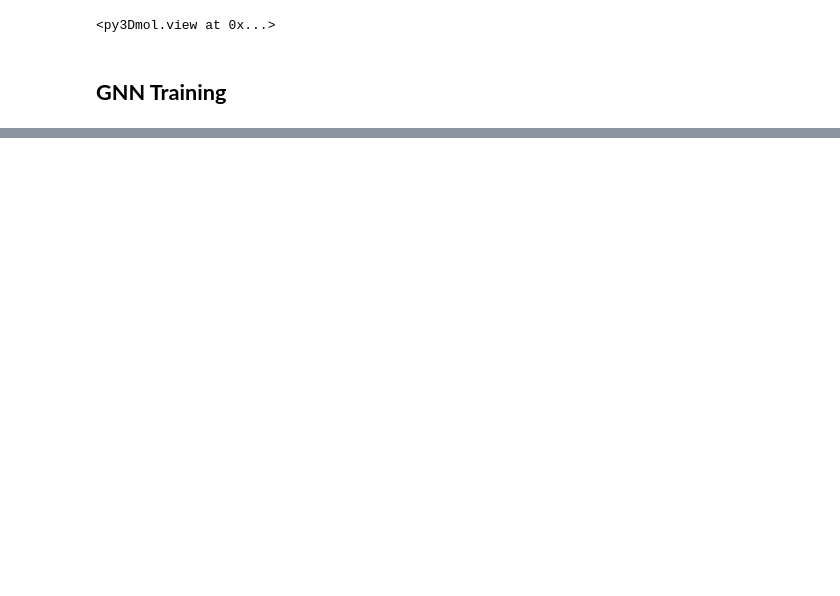
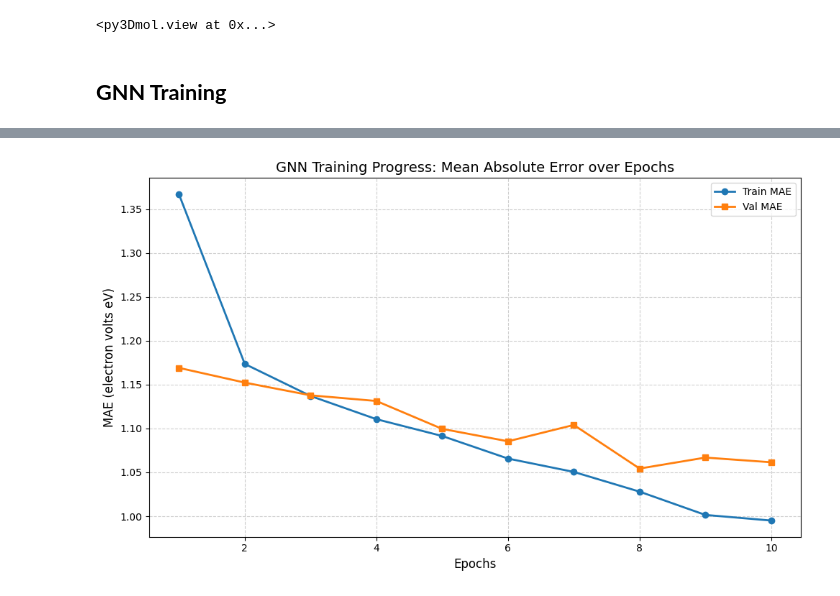
Before and after one commit to juanpaz90/h2-catalyst-ml, a Jupyter notebook: exploration.ipynb, the cells around one changed output, grey strips where cells are left out. Saved outputs shown, nothing was run; the diff lists cells and outputs as text; code cells hidden in the pictures; blank space fills up the shorter version.

Commit message:
Train model - DONE

```diff
--- a/exploration.ipynb
+++ b/exploration.ipynb
@@ -299,0 +277,6 @@ Epoch 10 | Train Loss: 1.2784 | Val MAE: 1.2870 eV
+# %%
+train_dataset_path = '../data/is2res_train_val_test_lmdbs/data/is2re/100k/train/data.lmdb'
+val_dataset_path = '../data/is2res_train_val_test_lmdbs/data/is2re/all/val_id/data.lmdb'
+
+train = load_and_validate_dataset(train_dataset_path, 16000)
+validation = load_and_validate_dataset(val_dataset_path, 4000)
@@ -299,0 +290,2 @@ Epoch 10 | Train Loss: 1.2784 | Val MAE: 1.2870 eV
+# %%
+model, train_maes, val_maes, val_loader, device, preds, targets = configure_and_run_training(train, validation, epochs=10, batch_size=128)
@@ -299,0 +315,4 @@ Epoch 10 | Train Loss: 1.2784 | Val MAE: 1.2870 eV
+# %%
+plot_training_curves(train_maes, val_maes)
+# %% [output]
+[figure, added]
```
Also changed, not shown: parts of 8 cells of this notebook, 5 other files.
